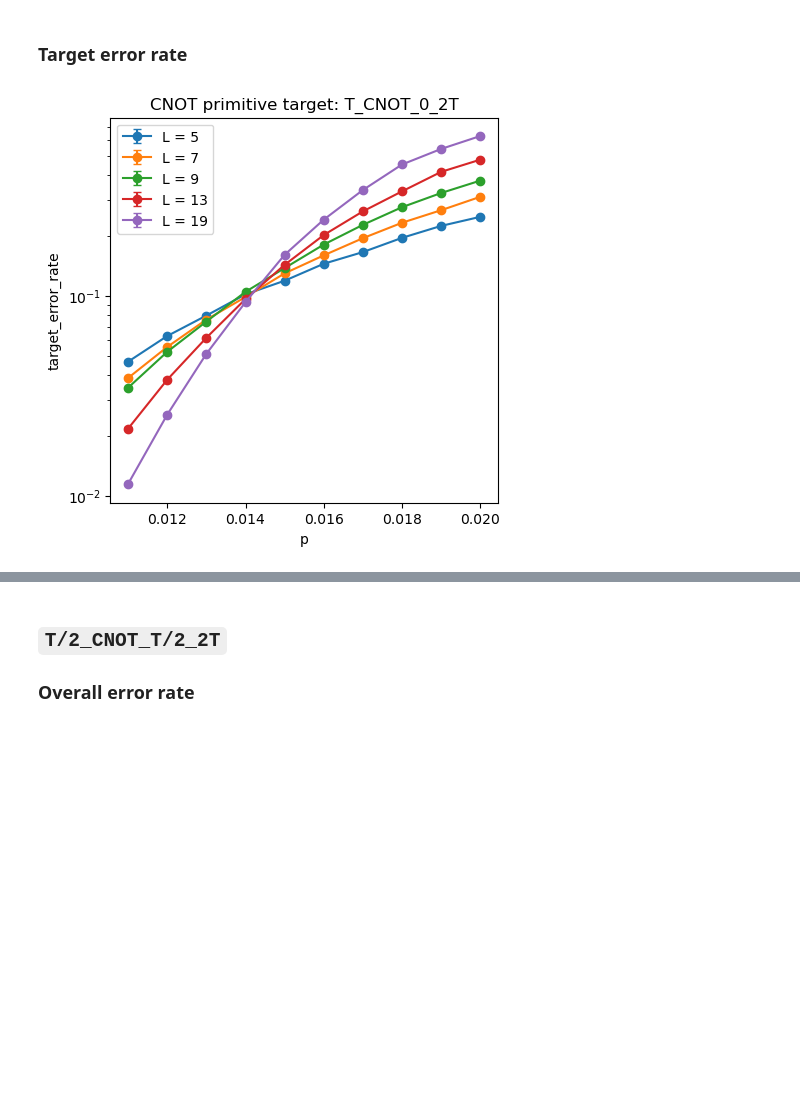
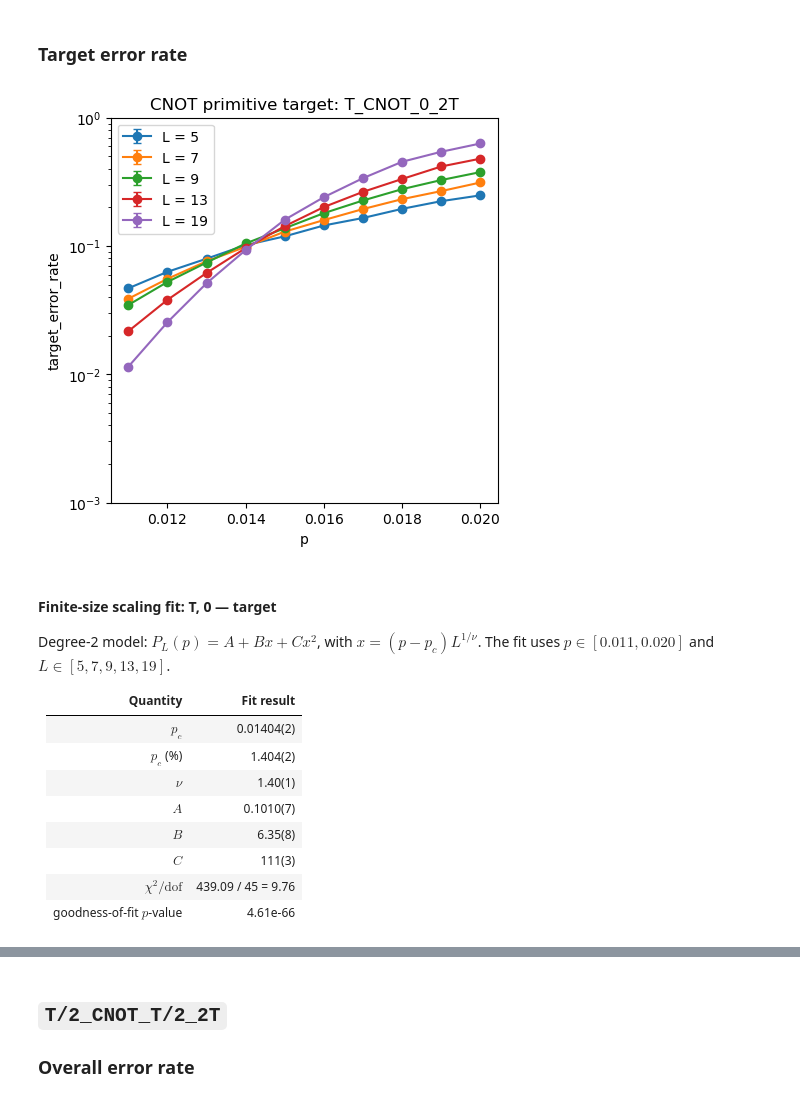
Before and after one commit to njvincent/mp-decoder, a Jupyter notebook: notebooks/cnot_primitive_analysis.ipynb, the cells around one changed output, grey strips where cells are left out. Drawn from its saved outputs; the diff is of its cells as text; code cells hidden in the pictures; blank space fills up the shorter version.

```diff
--- a/notebooks/cnot_primitive_analysis.ipynb
+++ b/notebooks/cnot_primitive_analysis.ipynb
@@ -151,15 +94,34 @@ plt.show()
 # %% [markdown]
 ### Target error rate
 # %%
-plt.figure(figsize=(5, 5))
-for l_idx, cur_l in enumerate(L_values):
-    plt.errorbar(p_values, target_error_rate[l_idx], yerr=target_error_rate_error[l_idx], fmt="o-", capsize=3, label=f"L = {cur_l}")
+plot_rate_scan(
+    t0_scan,
+    rate_name="target",
+    title="CNOT primitive target: T_CNOT_0_2T",
+    ylabel="target_error_rate",
+    ylim=DEFAULT_CONTROL_TARGET_YLIM,
+)
 
-plt.yscale("log")
-plt.xlabel("p")
-plt.ylabel("target_error_rate")
-plt.title("CNOT primitive target: T_CNOT_0_2T")
-plt.legend()
-plt.show()
+fit_t0_target = fit_finite_size_scaling(
+    t0_scan,
+    rate_name="target",
+    label="T, 0 — target",
+    polynomial_degree=fit_degree,
+)
+display_finite_size_scaling_fit(fit_t0_target, "target_error_rate")
 # %% [output]
-[figure, old version]
+[figure, new version]
+#### Finite-size scaling fit: T, 0 — target
+
+Degree-2 model: $P_L(p)=A+Bx+Cx^{2}$, with $x=(p-p_c)L^{1/\nu}$. The fit uses $p \in [0.011, 0.020]$ and $L \in [5, 7, 9, 13, 19]$.
+
+| Quantity | Fit result |
+|---|---:|
+| $p_c$ | 0.01404(2) |
+| $p_c$ (%) | 1.404(2) |
+| $\nu$ | 1.40(1) |
+| $A$ | 0.1010(7) |
+| $B$ | 6.35(8) |
+| $C$ | 111(3) |
+| $\chi^2 / \mathrm{dof}$ | 439.09 / 45 = 9.76 |
+| goodness-of-fit $p$-value | 4.61e-66 |
```
Also changed, not shown: parts of 8 cells of this notebook, 5 other files.
